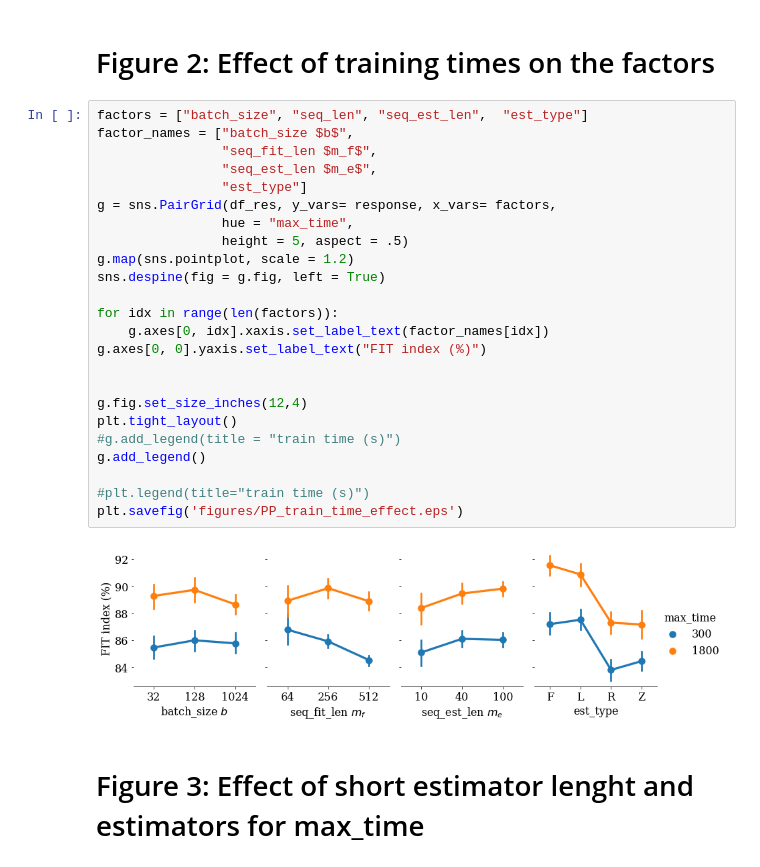
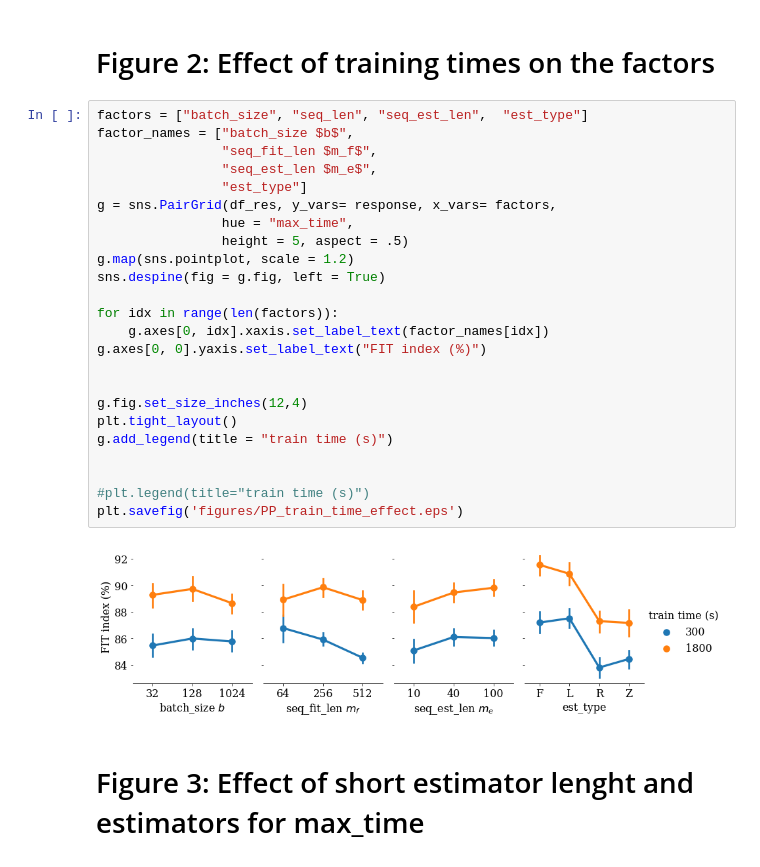
Before and after one commit to forgi86/sysid-neural-estimator, a Jupyter notebook: examples/pick_place/does/doe1_eval_paper.ipynb, the cells around one changed output. Saved outputs shown, nothing was run; the diff lists cells and outputs as text.

Commit message:
paper figures

```diff
--- a/examples/pick_place/does/doe1_eval_paper.ipynb
+++ b/examples/pick_place/does/doe1_eval_paper.ipynb
@@ -116,29 +116,29 @@ plt.savefig('figures/PP_fit_vs_factors.eps')
 # %%
 factors = ["batch_size", "seq_len", "seq_est_len",  "est_type"]
 factor_names = ["batch_size $b$",
                 "seq_fit_len $m_f$",
                 "seq_est_len $m_e$",
                 "est_type"]
 g = sns.PairGrid(df_res, y_vars= response, x_vars= factors,
                 hue = "max_time",
                 height = 5, aspect = .5)
 g.map(sns.pointplot, scale = 1.2)
 sns.despine(fig = g.fig, left = True)
 
 for idx in range(len(factors)):
     g.axes[0, idx].xaxis.set_label_text(factor_names[idx])
 g.axes[0, 0].yaxis.set_label_text("FIT index (%)")
 
 
 g.fig.set_size_inches(12,4)
 plt.tight_layout()
-#g.add_legend(title = "train time (s)")
-g.add_legend()
+g.add_legend(title = "train time (s)")
+
 
 #plt.legend(title="train time (s)")
 plt.savefig('figures/PP_train_time_effect.eps')
 # %% [output]
-[figure, old version]
+[figure, new version]
 # %% [markdown]
 # Figure 3: Effect of short estimator lenght and estimators for max_time
 # %%
```
